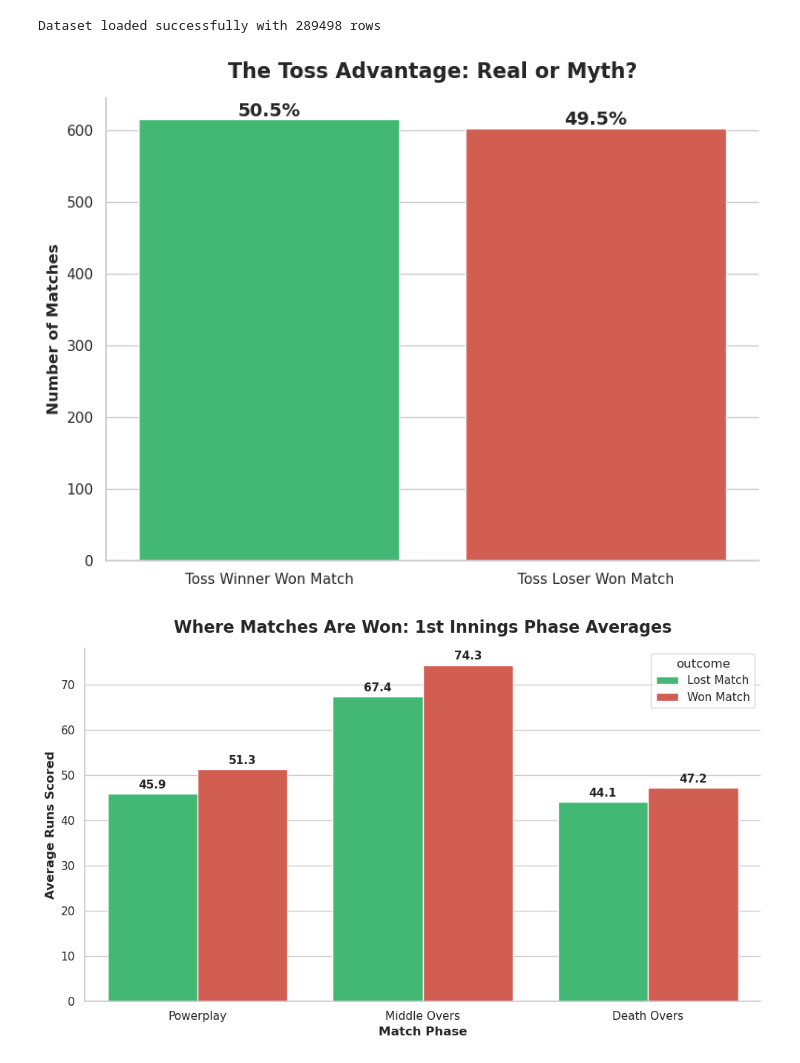
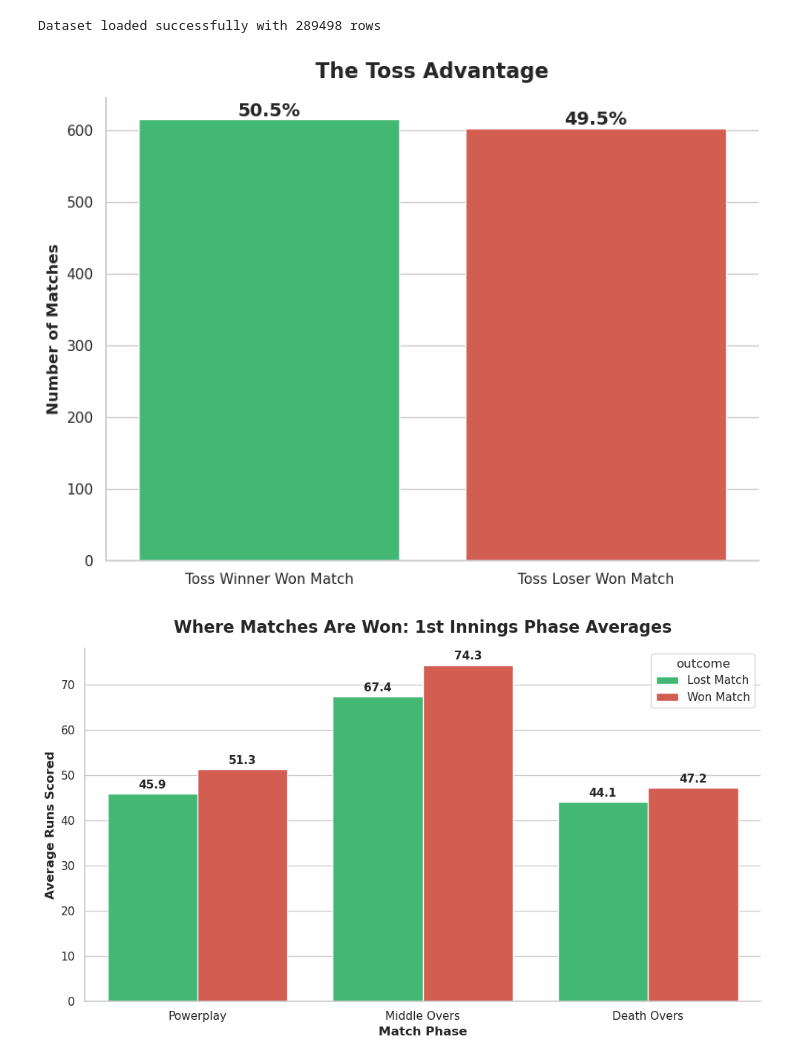
Before and after one commit to lyc0riz/IPL-crunch, a Jupyter notebook: notebooks/03_exploratory_analysis_and_visualization.ipynb, the cells around one changed output. Saved outputs shown, nothing was run; the diff lists cells and outputs as text; code cells hidden in the pictures.

```diff
--- a/notebooks/03_exploratory_analysis_and_visualization.ipynb
+++ b/notebooks/03_exploratory_analysis_and_visualization.ipynb
@@ -32,35 +32,35 @@ total_matches = len(match_df)
 
 # Calculate the percentages for our chart labels
 win_pct = (toss_counts[True] / total_matches) * 100
 loss_pct = (toss_counts[False] / total_matches) * 100
 
 # --- STEP 3: Build the Visualization ---
 plt.figure(figsize=(8, 6))
 
 # Create the bars using Seaborn
 # (Using a nice green for the 'advantage' and red for 'no advantage')
 ax = sns.barplot(
     x=['Toss Winner Won Match', 'Toss Loser Won Match'],
     y=[toss_counts[True], toss_counts[False]],
     palette=['#2ecc71', '#e74c3c'],
     hue=['Toss Winner Won Match', 'Toss Loser Won Match'] # Modern Seaborn requires hue for palettes
 )
 
 # Add title and axis labels
-plt.title('The Toss Advantage: Real or Myth?', fontsize=16, fontweight='bold', pad=15)
+plt.title('The Toss Advantage', fontsize=16, fontweight='bold', pad=15)
 plt.ylabel('Number of Matches', fontsize=12, fontweight='bold')
 
 # Annotate the bars with the exact percentage
 ax.text(0, toss_counts[True] + 5, f"{win_pct:.1f}%", ha='center', fontsize=14, fontweight='bold')
 ax.text(1, toss_counts[False] + 5, f"{loss_pct:.1f}%", ha='center', fontsize=14, fontweight='bold')
 
 # Strip the top and right borders for a cleaner, modern look
 sns.despine()
 
 plt.tight_layout()
 plt.show()
 # %% [output]
-[figure, old version]
+[figure, new version]
 # %%
 # --- STEP 1: Isolate 1st Innings & Determine Outcome ---
 # Keep only 1st innings to ensure a fair comparison of full 20-over strategies
```
Also changed, not shown: parts of 14 cells of this notebook, 2 other files.
